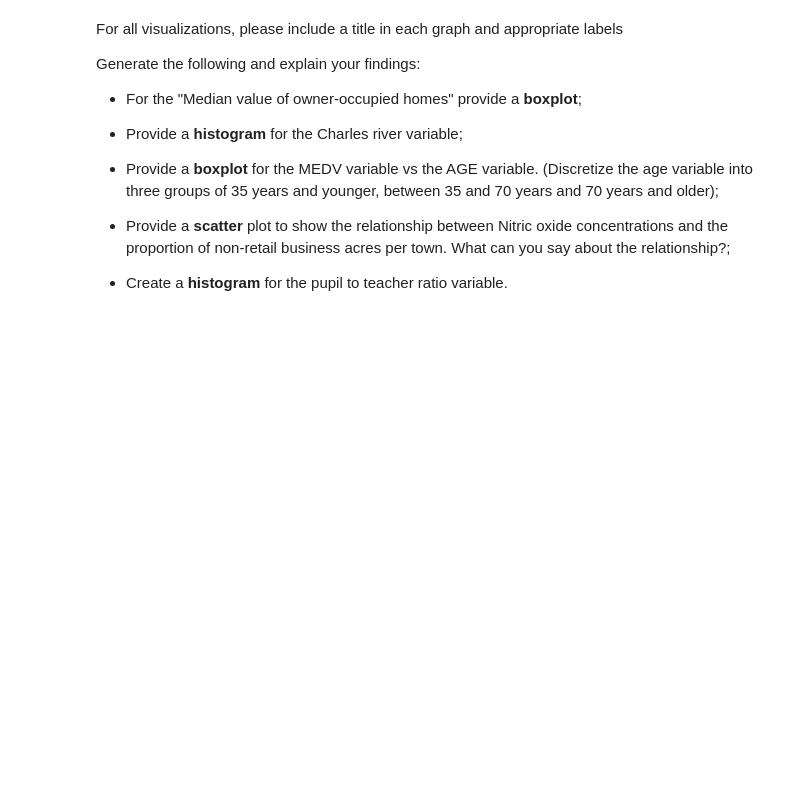
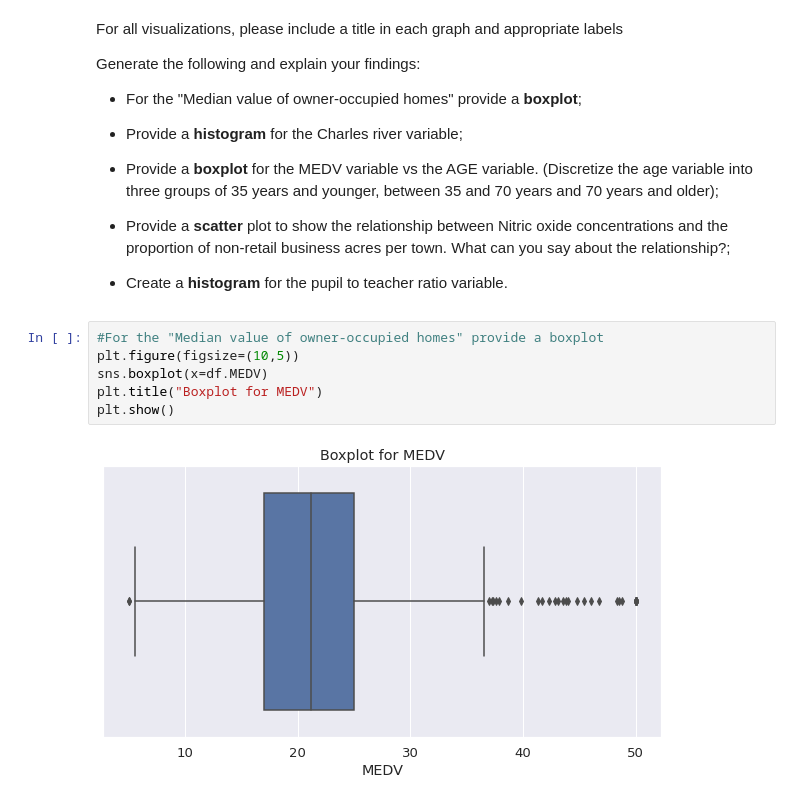
Before and after one commit to LucianPopaLVP/IBM-Statistics---Final-Project---Boston-Housing-Assignment, a Jupyter notebook: boston_housing_final_project.ipynb, the cells around one changed output. Cells and saved outputs as stored; diff of their text form; blank space fills up the shorter version.

```diff
--- a/boston_housing_final_project.ipynb
+++ b/boston_housing_final_project.ipynb
@@ -192,3 +192,11 @@ Generate the following and explain your findings:
 * Provide a **scatter** plot to show the relationship between Nitric oxide concentrations and the proportion of non-retail business acres per town. What can you say about the relationship?;
 
 * Create a **histogram** for the pupil to teacher ratio variable.
+# %%
+#For the "Median value of owner-occupied homes" provide a boxplot
+plt.figure(figsize=(10,5))
+sns.boxplot(x=df.MEDV)
+plt.title("Boxplot for MEDV")
+plt.show()
+# %% [output]
+[figure, added]
```
